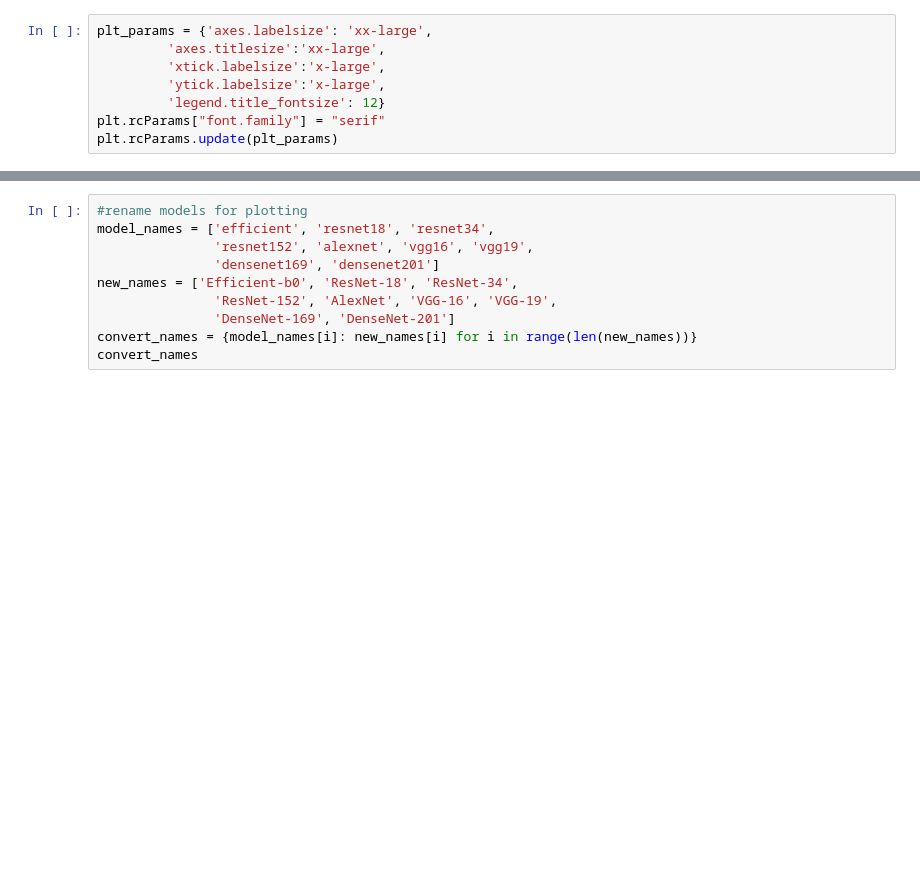
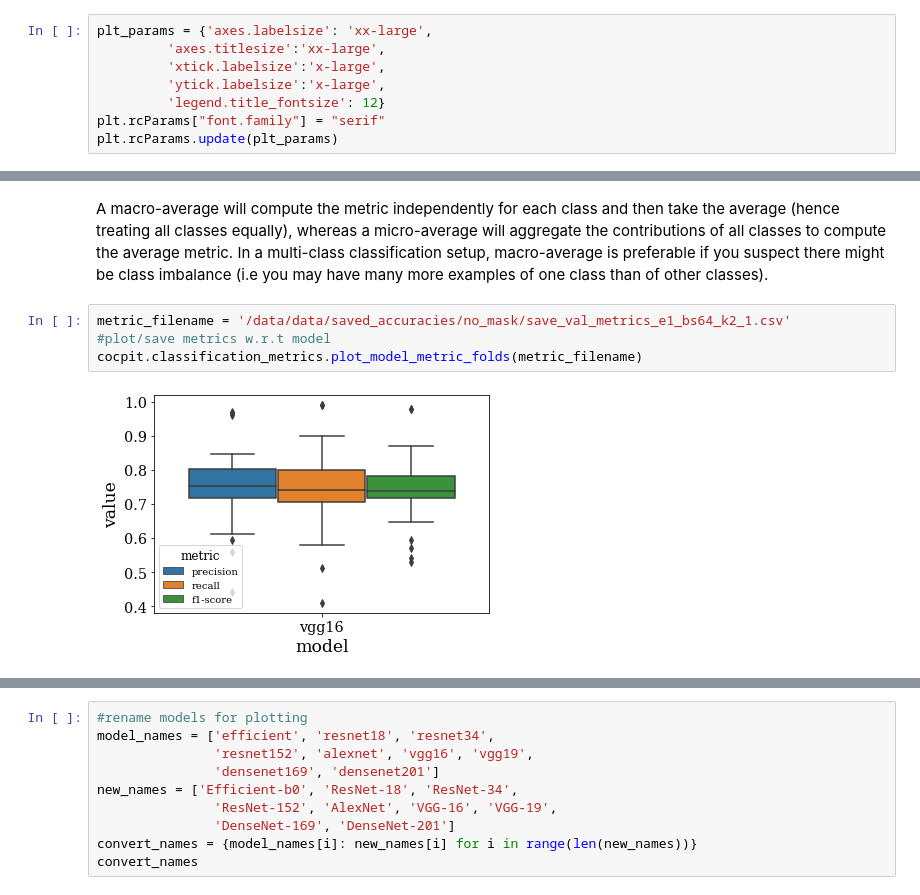
Before and after one commit to vprzybylo/cocpit, a Jupyter notebook: notebooks/make_plots.ipynb, the cells around one changed output, grey strips where cells are left out. Saved outputs shown, nothing was run; the diff lists cells and outputs as text; blank space fills up the shorter version.

```diff
--- a/notebooks/make_plots.ipynb
+++ b/notebooks/make_plots.ipynb
@@ -92,0 +57,8 @@ classification_report(all_labels_flat, all_preds_flat, digits=3)
+# %% [markdown]
+A macro-average will compute the metric independently for each class and then take the average (hence treating all classes equally), whereas a micro-average will aggregate the contributions of all classes to compute the average metric. In a multi-class classification setup, macro-average is preferable if you suspect there might be class imbalance (i.e you may have many more examples of one class than of other classes).
+# %%
+metric_filename = '/data/data/saved_accuracies/no_mask/save_val_metrics_e1_bs64_k2_1.csv'
+#plot/save metrics w.r.t model
+cocpit.classification_metrics.plot_model_metric_folds(metric_filename)
+# %% [output]
+[figure, added]
```
Also changed, not shown: parts of 38 cells of this notebook, 14 other files.
